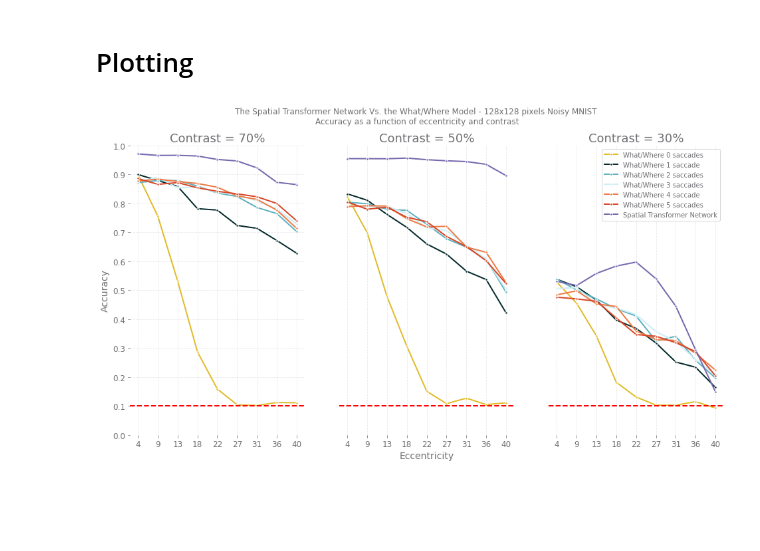
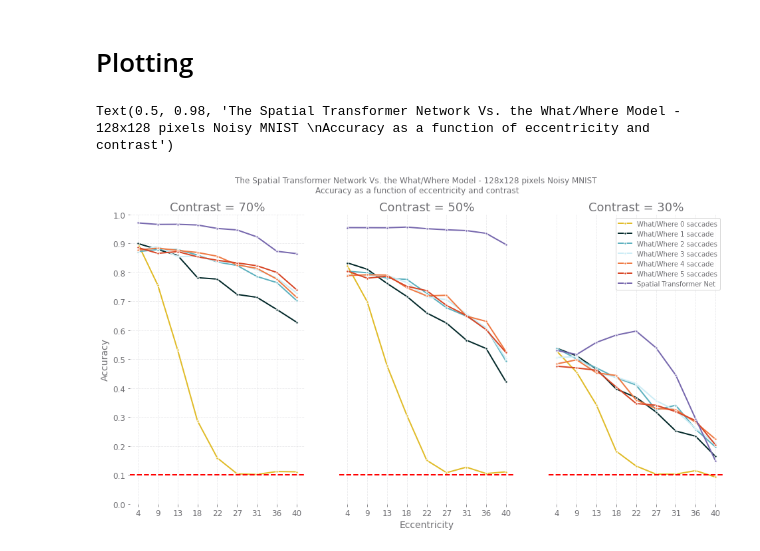
Before and after one commit to dabane-ghassan/int-lab-book, a Jupyter notebook: src/benchmark.ipynb, the cells around one changed output. Drawn from its saved outputs; the diff is of its cells as text; code cells hidden in the pictures; blank space fills up the shorter version.

```diff
--- a/src/benchmark.ipynb
+++ b/src/benchmark.ipynb
@@ -103,7 +104,7 @@ cols = [
 labs = [
     "What/Where 0 saccades", "What/Where 1 saccade", "What/Where 2 saccades",
     "What/Where 3 saccades", "What/Where 4 saccade", "What/Where 5 saccades",
-    "Spatial Transformer Network"
+    "Spatial Transformer Net"
 ]
 # %%
 fig, ax = plt.subplots(1, 3, figsize=(16, 8))
@@ -114,33 +115,33 @@ for i, contrast in enumerate(contrasts): # three plots for three contrasts
 
         ax[i].plot(eccentricities,
                    what_where_stats[contrast][j][::-1],
                    '.-',
                    color=cols[j],
                    label=labs[j])
 
     ax[i].plot(eccentricities,
                stn_stats[contrast],
                '.-',
                color=cols[6],
-               label="Spatial Transformer Network")
-
+               label=labs[6])
     ax[i].set_ylim(0, 1) # accuracy limits
     ax[i].set_title("Contrast = %d%%" % (contrast * 100))
     ax[i].set_xticklabels([4, 9, 13, 18, 22, 27, 31, 36, 40]) # rounding labels up
     ax[i].set_xticks(eccentricities)
     ax[i].axhline(y=0.1, color='r', linestyle='--') # baseline
     if i > 0:
         ax[i].set_yticks([])
     else:
         ax[i].set_yticks([a/10 for a in range(11)]) #accuracy ticks
 
 
 ax[2].legend() # show legend on 3rd plot
 ax[1].set_xlabel("Eccentricity")
 ax[0].set_ylabel("Accuracy")
 fig.suptitle(
     "The Spatial Transformer Network Vs. the What/Where Model - 128x128 pixels Noisy MNIST \nAccuracy as a function of eccentricity and contrast"
 )
 #fig.savefig('../figures/benchmark_stn_whatwhere.png')
 # %% [output]
+Text(0.5, 0.98, 'The Spatial Transformer Network Vs. the What/Where Model - 128x128 pixels Noisy MNIST \nAccuracy as a function of eccentricity and contrast')
-[figure, old version]
+[figure, new version]
```
Also changed, not shown: parts of 1 cell of this notebook, 8 other files.
